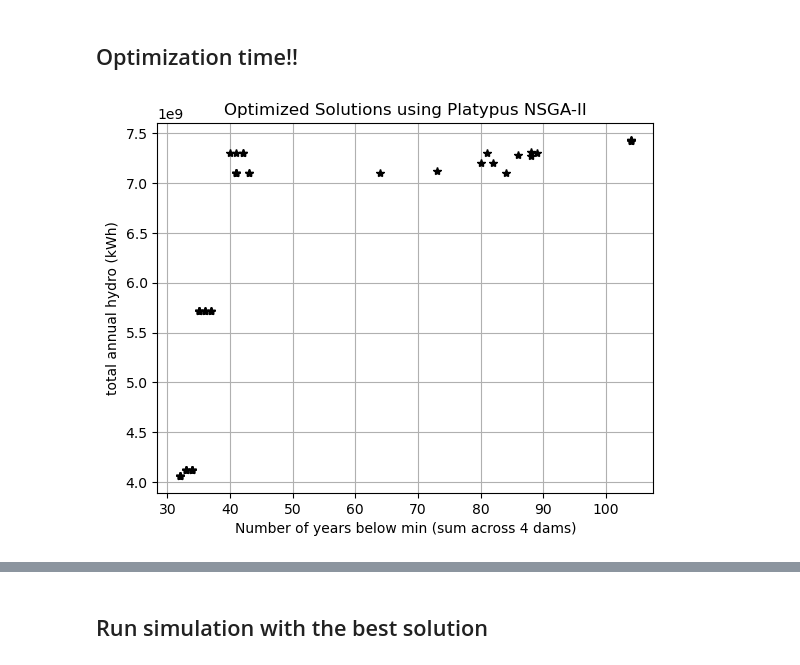
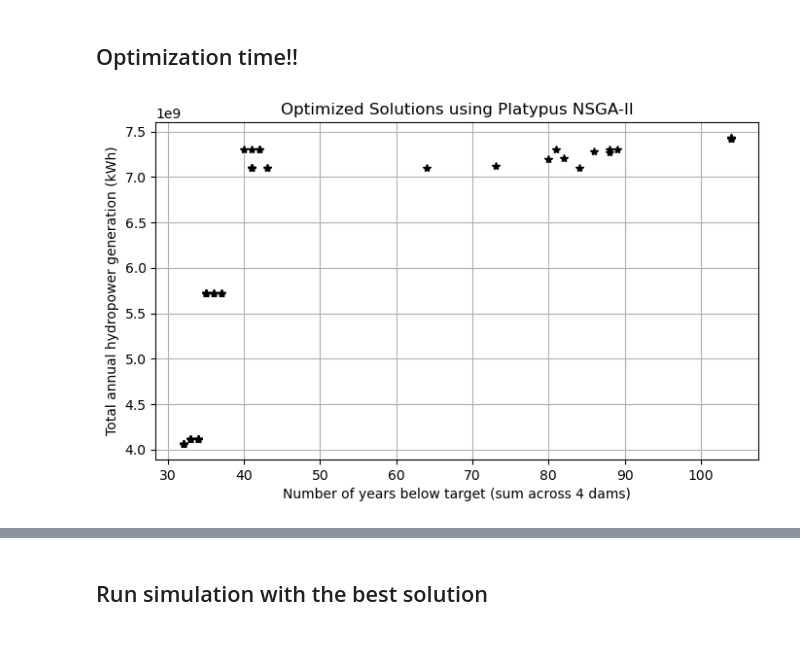
Before and after one commit to clairewang23/columbia_river_model, a Jupyter notebook: optimize in series.ipynb, the cells around one changed output, grey strips where cells are left out. Saved outputs shown, nothing was run; the diff lists cells and outputs as text; code cells hidden in the pictures.

```diff
--- a/optimize in series.ipynb
+++ b/optimize in series.ipynb
@@ -297,14 +297,16 @@ algorithm.run(total_evaluations)  # Run for total evaluations
 # %%
 # Extract results for analysis
 results = np.array([[s.objectives[0], -s.objectives[1]] for s in algorithm.result])
 
 # Plot results
-plt.figure()
+plt.figure(figsize=(8,4.5))
 plt.plot(results[:, 0], results[:, 1], 'k*')
-plt.xlabel('Number of years below min (sum across 4 dams)')
-plt.ylabel('total annual hydro (kWh)')
+# for i, (x, y) in enumerate(results):
+#     plt.text(x, y, str(i), fontsize=8, ha='right', va='bottom')
+plt.xlabel('Number of years below target (sum across 4 dams)')
+plt.ylabel('Total annual hydropower generation (kWh)')
 plt.title('Optimized Solutions using Platypus NSGA-II')
 plt.grid(True)
 plt.show()
 # %% [output]
-[figure, old version]
+[figure, new version]
```
Also changed, not shown: parts of 7 cells of this notebook.
